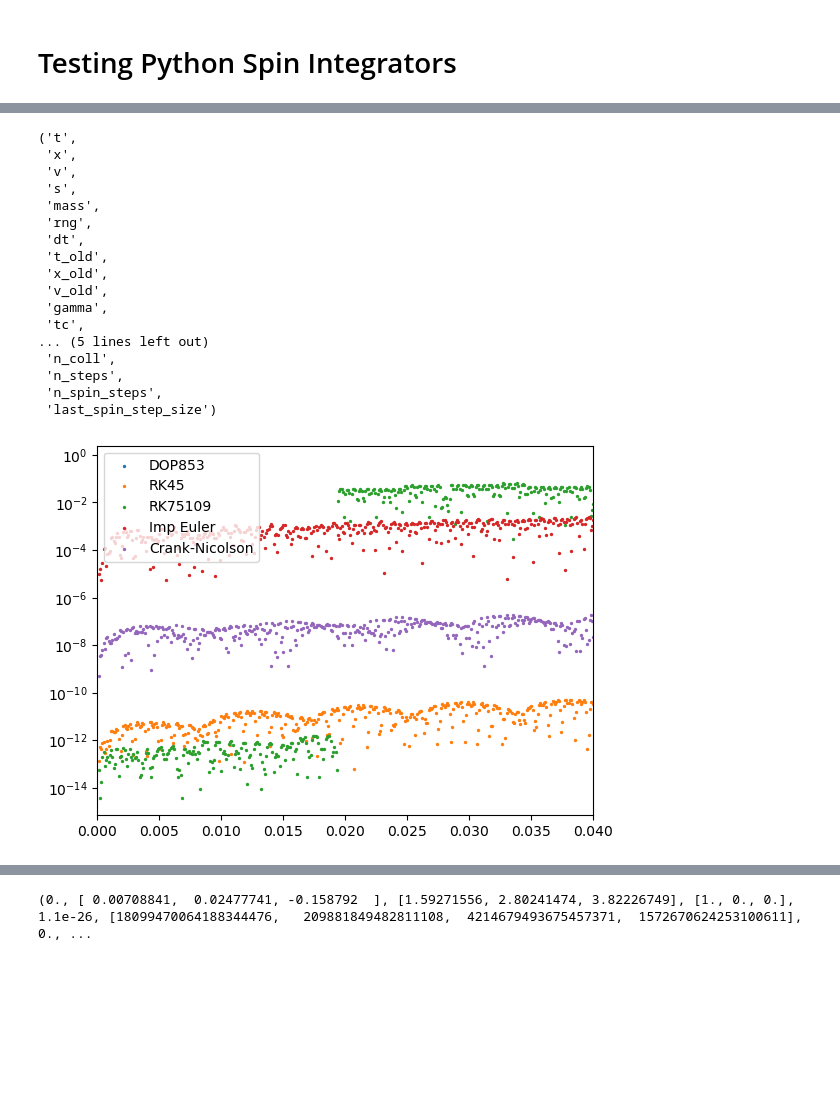
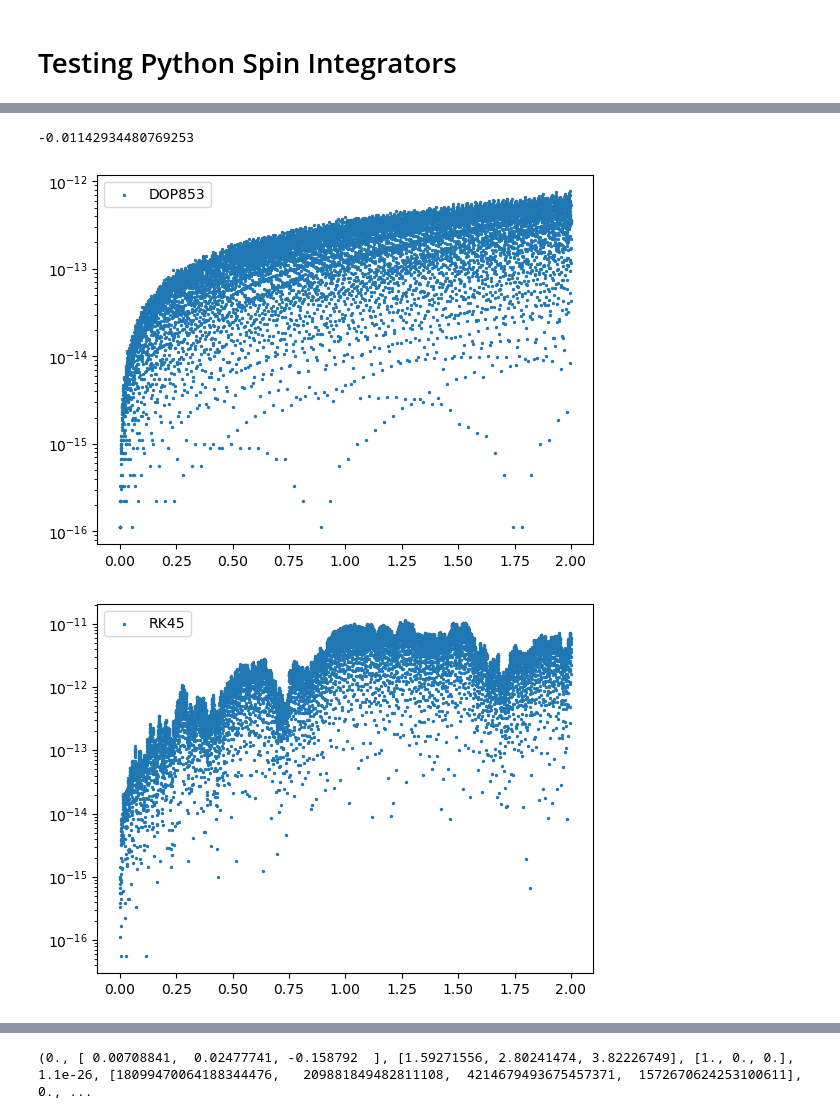
Before and after one commit to rtat-caltech/Spin-tracking, a Jupyter notebook: scripts/TestingNewPythonIntegration.ipynb, the cells around one changed output, grey strips where cells are left out. Drawn from its saved outputs; the diff is of its cells as text; code cells hidden in the pictures; blank space fills up the shorter version.

```diff
--- a/scripts/TestingNewPythonIntegration.ipynb
+++ b/scripts/TestingNewPythonIntegration.ipynb
@@ -70,0 +33,9 @@ Failed in cuda mode pipeline (step: nopython frontend)
+# %%
+initial = np.copy(particle)
+particle = simulation.calc_next_collision_time(particle, params)
+particle = simulation.move(particle, params)
+particle = simulation.new_velocities(particle, params)
+# %%
+particle['last_spin_step_size'] = spinSettings['h']
+particle = simulation.spin.perturbativeIntegratorRK45(particle, spinSettings, params, BField, EField)
+print(particle['n_spin_steps'], particle['last_spin_step_size'])
@@ -71,5 +44,5 @@ Failed in cuda mode pipeline (step: nopython frontend)
 # %%
-outputTimes = np.linspace(0, 1.0, 10000)
+outputTimes = np.linspace(0, 2.0, 10000)
 results = []
 
 names = ['DOP853']
@@ -83,15 +56,16 @@ names.append('RK75109 Rot')
 names.append('RK75109 Quat')
 names.append('Imp Euler')
 names.append('Crank-Nicolson')
+names.append('perturbative')
 
 ran = []
 
-for integrator in [0, 3, 6, 9, 10]:
+for integrator in [0, 3, 4, 5]:
 	print(integrator)
 	start = time.time()
-	params = simulation.defineSimulation(tf=1)
-	particle = simulation.createParticle(params, seed=0)
-	spinSettings = simulation.spinIntegratorOptions(integrator=integrator, h=0.0000001, rtol=1.0e-12, atol=1.0e-12)
+	params = simulation.defineSimulation(tf=2)
+	particle = simulation.createParticle(params, seed=0, spin=(0.0, 0.0, 1.0))
+	spinSettings = simulation.spinIntegratorOptions(integrator=integrator, h=0.0000001, rtol=1.0e-14, atol=1.0e-14)
 	tempRes = [particle]
 	for i in range(1, len(outputTimes)):
 		particle['finished'] = 0
@@ -117,5 +89,5 @@ results = np.array(results)
 # %%
-coordinate = 1
+coordinate = 0
 for i in range(len(results)):
 	res = results[i]
 	plt.scatter(res['t'], res['s'][:,coordinate], label=ran[i], s=2)
@@ -133,32 +100,19 @@ plt.plot(results[0]['t'][1:], np.diff(results[0]['n_steps']))
-# %%
-results.dtype.names
-# %% [output]
-('t',
- 'x',
- 'v',
- 's',
- 'mass',
- 'rng',
- 'dt',
- 't_old',
- 'x_old',
- 'v_old',
- 'gamma',
- 'tc',
-... (5 lines left out)
- 'n_coll',
- 'n_steps',
- 'n_spin_steps',
- 'last_spin_step_size')
 # %%
-coordinate = 1
+w = np.sqrt(np.sum(np.square(BField(0, np.zeros(3)))))*-1.83247171E8
+period = np.pi * 2.0 / w
+print(period)
+truth = np.cos(outputTimes/period*np.pi*2.0)
+coordinate = 2
+
 for i in range(len(results)):
 	res = results[i]
-	plt.scatter(res['t'], abs(res['s'][:,coordinate]-results[0]['s'][:,coordinate]), label=ran[i], s=2)
-plt.xlim(0, 0.04)
-plt.legend()
-plt.yscale('log')
-plt.scatter(results[0]['t'], results[0]['coll_type'])
-plt.show()
+	plt.scatter(res['t'], abs(res['s'][:,coordinate]-truth), label=ran[i], s=2)
+	#plt.xlim(0, 1.0)
+	plt.legend()
+	plt.yscale('log')
+	#plt.scatter(results[0]['t'], results[0]['coll_type'])
+	plt.show()
 # %% [output]
+-0.01142934480769253
-[figure, old version]
+[figure, new version]
+[figure, added]
```
Also changed, not shown: parts of 14 cells of this notebook, 17 other files.
